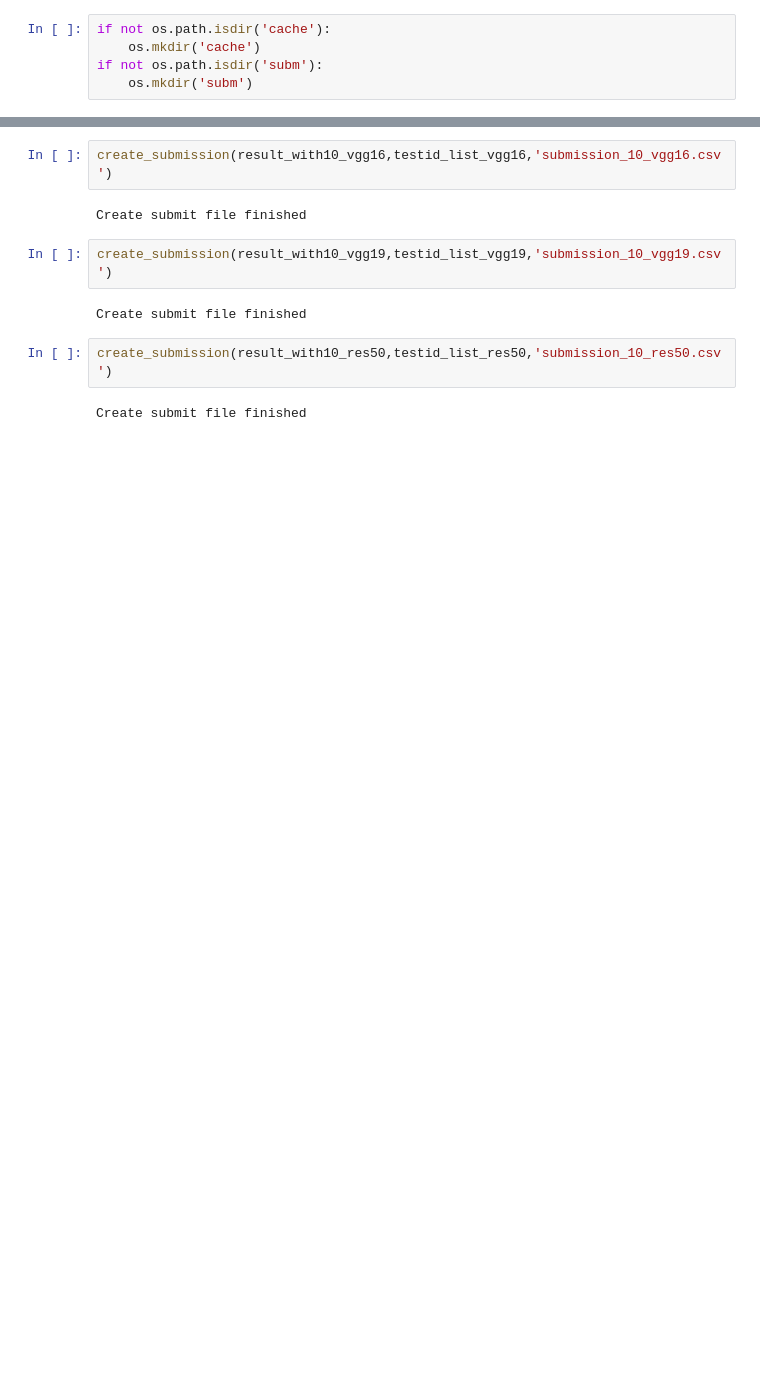
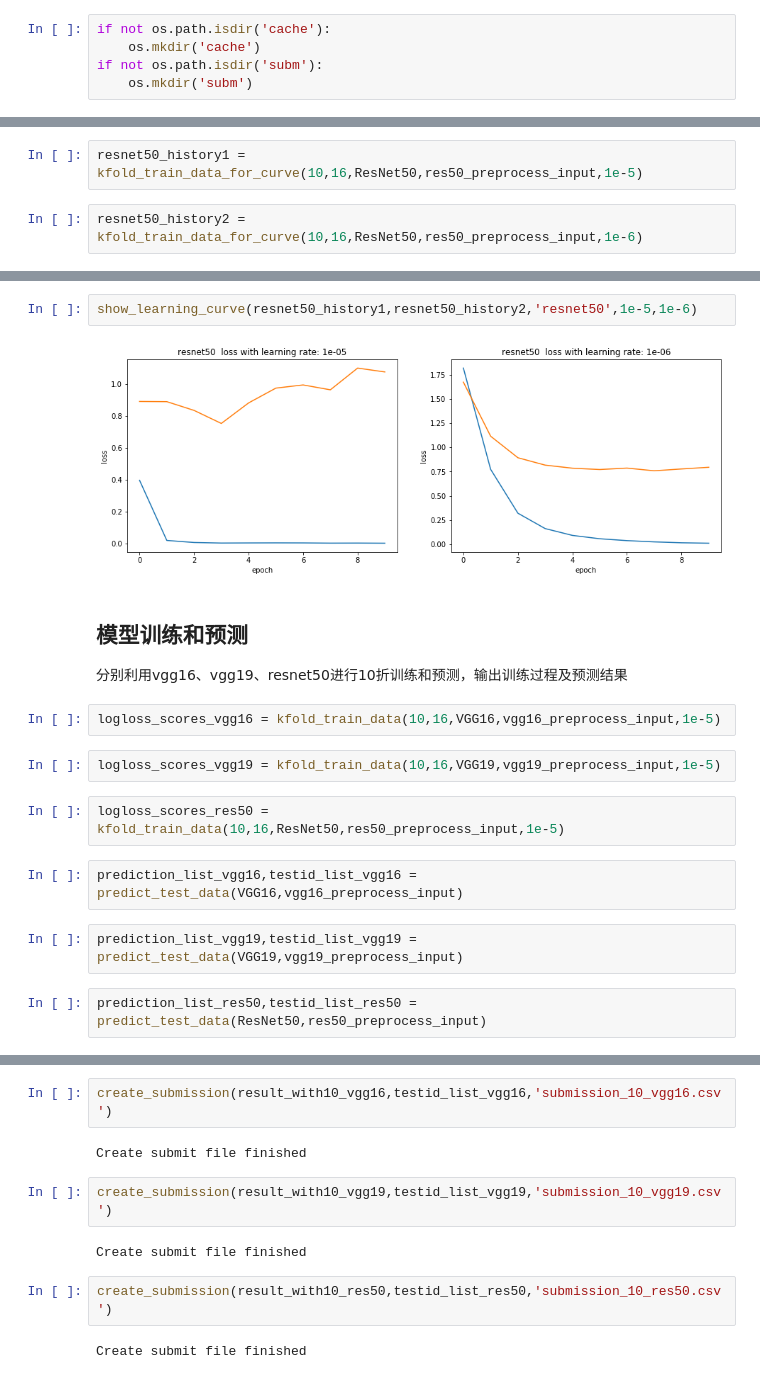
Before and after one commit to NiuCoder/distracted_driver_detection, a Jupyter notebook: distracted_driver_detection.ipynb, the cells around one changed output, grey strips where cells are left out. Cells and saved outputs as stored; diff of their text form; blank space fills up the shorter version.

```diff
--- a/distracted_driver_detection.ipynb
+++ b/distracted_driver_detection.ipynb
@@ -909,0 +432,4 @@ result_with10_res50.shape
+# %%
+resnet50_history1 = kfold_train_data_for_curve(10,16,ResNet50,res50_preprocess_input,1e-5)
+# %%
+resnet50_history2 = kfold_train_data_for_curve(10,16,ResNet50,res50_preprocess_input,1e-6)
@@ -909,0 +444,19 @@ result_with10_res50.shape
+# %%
+show_learning_curve(resnet50_history1,resnet50_history2,'resnet50',1e-5,1e-6)
+# %% [output]
+[figure, added]
+# %% [markdown]
+## 模型训练和预测
+分别利用vgg16、vgg19、resnet50进行10折训练和预测，输出训练过程及预测结果
+# %%
+logloss_scores_vgg16 = kfold_train_data(10,16,VGG16,vgg16_preprocess_input,1e-5)
+# %%
+logloss_scores_vgg19 = kfold_train_data(10,16,VGG19,vgg19_preprocess_input,1e-5)
+# %%
+logloss_scores_res50 = kfold_train_data(10,16,ResNet50,res50_preprocess_input,1e-5)
+# %%
+prediction_list_vgg16,testid_list_vgg16 = predict_test_data(VGG16,vgg16_preprocess_input)
+# %%
+prediction_list_vgg19,testid_list_vgg19 = predict_test_data(VGG19,vgg19_preprocess_input)
+# %%
+prediction_list_res50,testid_list_res50 = predict_test_data(ResNet50,res50_preprocess_input)
```
Also changed, not shown: parts of 58 cells of this notebook, 1 other file.
